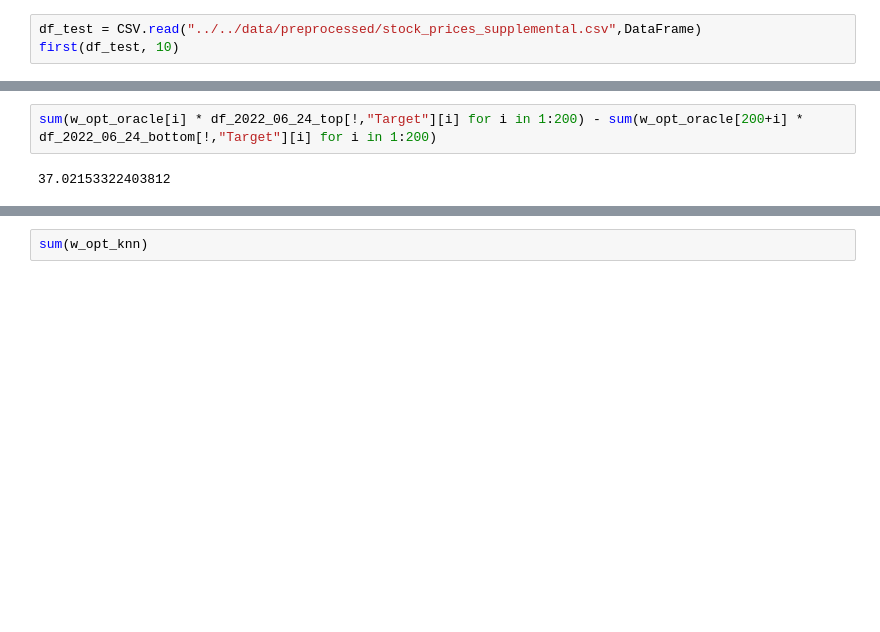
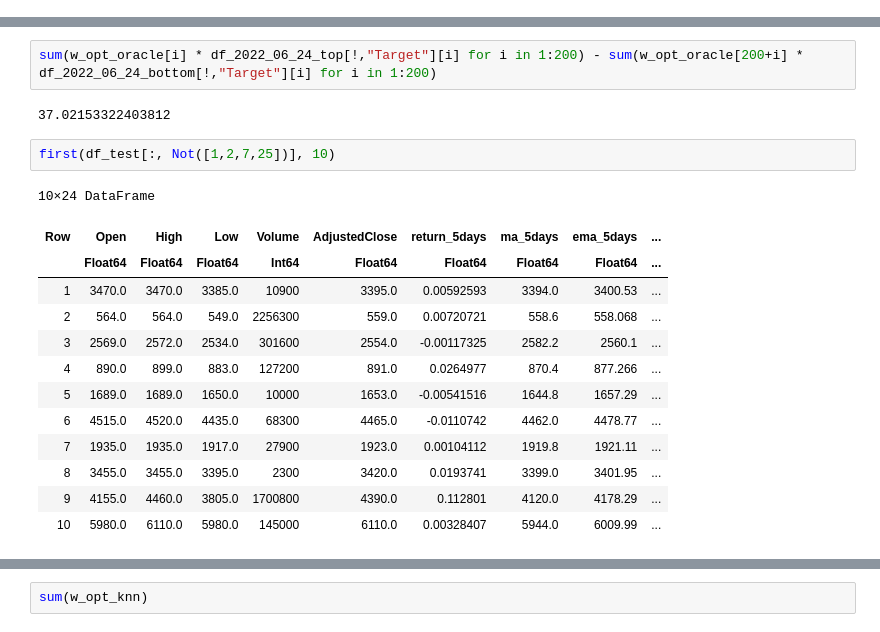
Before and after one commit to chesterkv/15.095-Machine-Learning, a Jupyter notebook: src/models/prescription.ipynb, the cells around one changed output, grey strips where cells are left out. Saved outputs shown, nothing was run; the diff lists cells and outputs as text; blank space fills up the shorter version.

```diff
--- a/src/models/prescription.ipynb
+++ b/src/models/prescription.ipynb
@@ -59,6 +109,3 @@ first(X_train, 10)
 | 8 | 2725.0 | 2725.0 | 2696.0 | 20100 | 0.00297841 | 2704.0 | 0.0 | 0.0 | ... |
 | 9 | 2702.0 | 2704.0 | 2682.0 | 18400 | 0.00185598 | 2686.0 | 0.0 | 0.0 | ... |
 | 10 | 2689.0 | 2695.0 | 2681.0 | 12100 | 0.0140793 | 2694.0 | 0.0 | 0.0 | ... |
-# %%
-df_test = CSV.read("../../data/preprocessed/stock_prices_supplemental.csv",DataFrame)
-first(df_test, 10)
@@ -255,3 +251,19 @@ Academic license - for non-commercial use only - expires 2023-08-18
 sum(w_opt_oracle[i] * df_2022_06_24_top[!,"Target"][i] for i in 1:200) - sum(w_opt_oracle[200+i] * df_2022_06_24_bottom[!,"Target"][i] for i in 1:200)
 # %% [output]
 37.02153322403812
+# %%
+first(df_test[:, Not([1,2,7,25])], 10)
+# %% [output]
+10×24 DataFrame
+| Row | Open | High | Low | Volume | AdjustedClose | return_5days | ma_5days | ema_5days | ... |
+|  | Float64 | Float64 | Float64 | Int64 | Float64 | Float64 | Float64 | Float64 | ... |
+| 1 | 3470.0 | 3470.0 | 3385.0 | 10900 | 3395.0 | 0.00592593 | 3394.0 | 3400.53 | ... |
+| 2 | 564.0 | 564.0 | 549.0 | 2256300 | 559.0 | 0.00720721 | 558.6 | 558.068 | ... |
+| 3 | 2569.0 | 2572.0 | 2534.0 | 301600 | 2554.0 | -0.00117325 | 2582.2 | 2560.1 | ... |
+| 4 | 890.0 | 899.0 | 883.0 | 127200 | 891.0 | 0.0264977 | 870.4 | 877.266 | ... |
+| 5 | 1689.0 | 1689.0 | 1650.0 | 10000 | 1653.0 | -0.00541516 | 1644.8 | 1657.29 | ... |
+| 6 | 4515.0 | 4520.0 | 4435.0 | 68300 | 4465.0 | -0.0110742 | 4462.0 | 4478.77 | ... |
+| 7 | 1935.0 | 1935.0 | 1917.0 | 27900 | 1923.0 | 0.00104112 | 1919.8 | 1921.11 | ... |
+| 8 | 3455.0 | 3455.0 | 3395.0 | 2300 | 3420.0 | 0.0193741 | 3399.0 | 3401.95 | ... |
+| 9 | 4155.0 | 4460.0 | 3805.0 | 1700800 | 4390.0 | 0.112801 | 4120.0 | 4178.29 | ... |
+| 10 | 5980.0 | 6110.0 | 5980.0 | 145000 | 6110.0 | 0.00328407 | 5944.0 | 6009.99 | ... |
```
Also changed, not shown: parts of 31 cells of this notebook, 2 other files.
